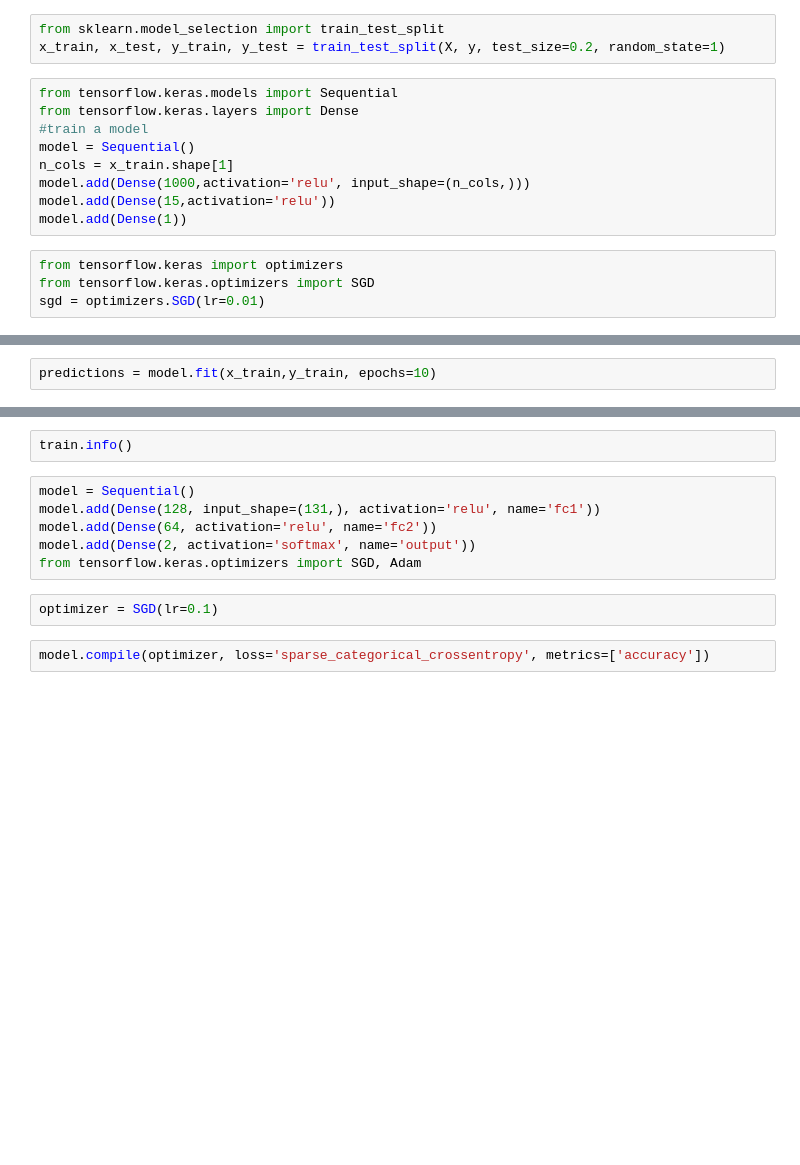
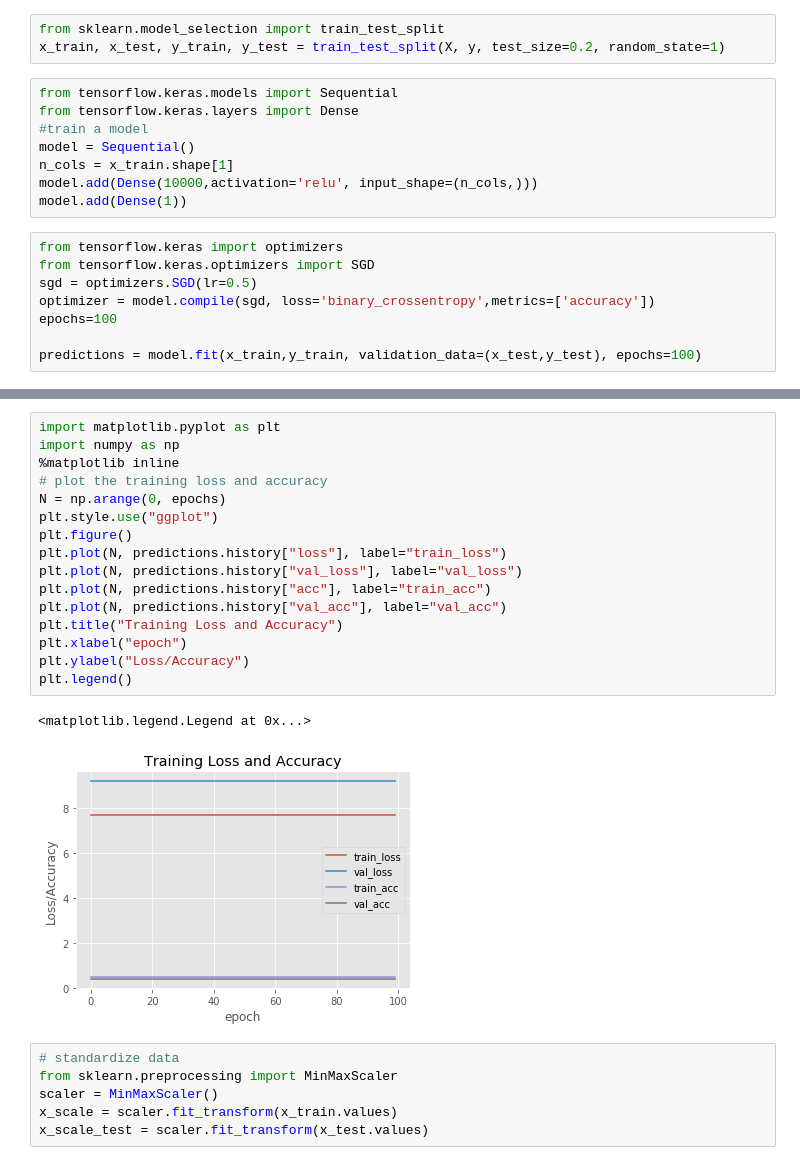
Before and after one commit to alexsokolowska/widsdatathon2020, a Jupyter notebook: WiDS_Datathon.ipynb, the cells around one changed output, grey strips where cells are left out. Saved outputs shown, nothing was run; the diff lists cells and outputs as text; blank space fills up the shorter version.

Commit message:
standardization test

```diff
--- a/WiDS_Datathon.ipynb
+++ b/WiDS_Datathon.ipynb
@@ -76,10 +66,13 @@ from tensorflow.keras.layers import Dense
 #train a model
 model = Sequential()
 n_cols = x_train.shape[1]
-model.add(Dense(1000,activation='relu', input_shape=(n_cols,)))
-model.add(Dense(15,activation='relu'))
+model.add(Dense(10000,activation='relu', input_shape=(n_cols,)))
 model.add(Dense(1))
 # %%
 from tensorflow.keras import optimizers
 from tensorflow.keras.optimizers import SGD
-sgd = optimizers.SGD(lr=0.01)
+sgd = optimizers.SGD(lr=0.5)
+optimizer = model.compile(sgd, loss='binary_crossentropy',metrics=['accuracy'])
+epochs=100
+
+predictions = model.fit(x_train,y_train, validation_data=(x_test,y_test), epochs=100)
@@ -88,2 +96,0 @@ optimizer = model.compile(sgd, loss='binary_crossentropy',metrics=['accuracy'])
-# %%
-predictions = model.fit(x_train,y_train, epochs=10)
@@ -111,12 +97,25 @@ Epoch 10/10
-# %%
-train.info()
-# %%
-model = Sequential()
-model.add(Dense(128, input_shape=(131,), activation='relu', name='fc1'))
-model.add(Dense(64, activation='relu', name='fc2'))
-model.add(Dense(2, activation='softmax', name='output'))
-from tensorflow.keras.optimizers import SGD, Adam
-# %%
-optimizer = SGD(lr=0.1)
-# %%
-model.compile(optimizer, loss='sparse_categorical_crossentropy', metrics=['accuracy'])
+# %%
+import matplotlib.pyplot as plt
+import numpy as np
+%matplotlib inline
+# plot the training loss and accuracy
+N = np.arange(0, epochs)
+plt.style.use("ggplot")
+plt.figure()
+plt.plot(N, predictions.history["loss"], label="train_loss")
+plt.plot(N, predictions.history["val_loss"], label="val_loss")
+plt.plot(N, predictions.history["acc"], label="train_acc")
+plt.plot(N, predictions.history["val_acc"], label="val_acc")
+plt.title("Training Loss and Accuracy")
+plt.xlabel("epoch")
+plt.ylabel("Loss/Accuracy")
+plt.legend()
+# %% [output]
+<matplotlib.legend.Legend at 0x...>
+[figure, added]
+# %%
+# standardize data
+from sklearn.preprocessing import MinMaxScaler
+scaler = MinMaxScaler()
+x_scale = scaler.fit_transform(x_train.values)
+x_scale_test = scaler.fit_transform(x_test.values)
```
Also changed, not shown: parts of 8 cells of this notebook.
